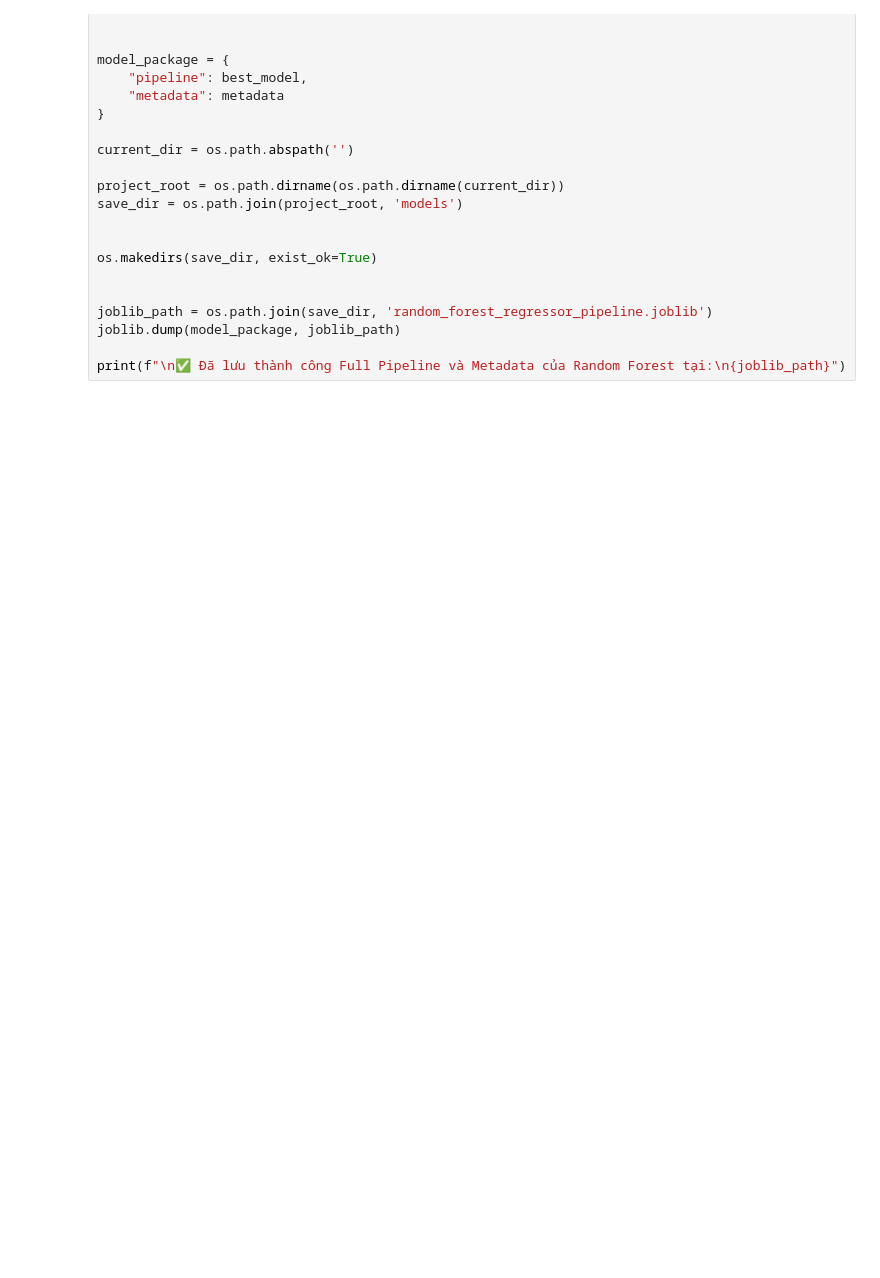
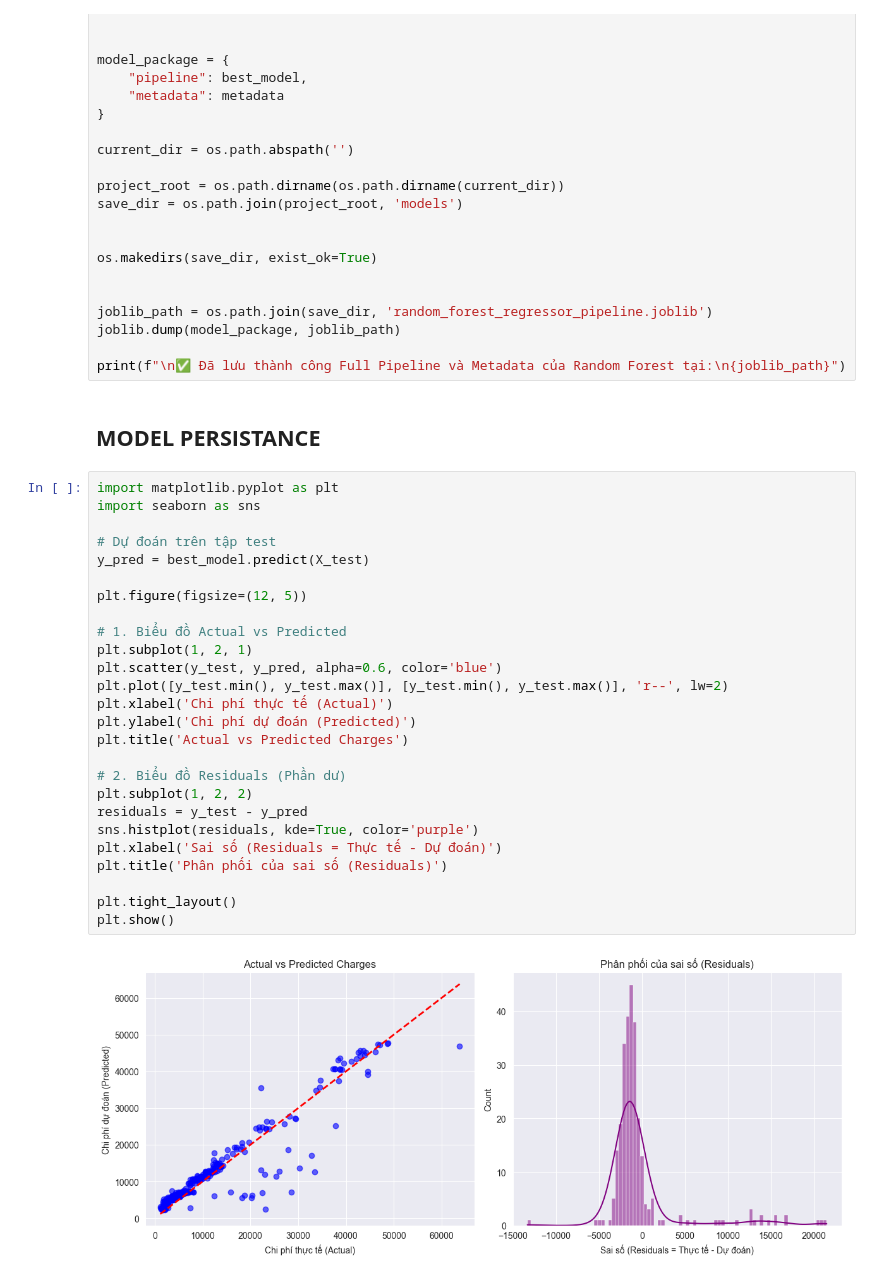
Before and after one commit to donguyen6c/Medical-Insurance, a Jupyter notebook: notebooks/venv_pycaret/modeling/random_forest_regressor.ipynb, the cells around one changed output. Saved outputs shown, nothing was run; the diff lists cells and outputs as text; blank space fills up the shorter version.

Commit message:
Actual vs Predicted & Residuals

```diff
--- a/notebooks/venv_pycaret/modeling/random_forest_regressor.ipynb
+++ b/notebooks/venv_pycaret/modeling/random_forest_regressor.ipynb
@@ -191,3 +189,33 @@ joblib_path = os.path.join(save_dir, 'random_forest_regressor_pipeline.joblib')
 joblib.dump(model_package, joblib_path)
 
 print(f"\n✅ Đã lưu thành công Full Pipeline và Metadata của Random Forest tại:\n{joblib_path}")
+# %% [markdown]
+## **MODEL PERSISTANCE**
+# %%
+import matplotlib.pyplot as plt
+import seaborn as sns
+
+# Dự đoán trên tập test
+y_pred = best_model.predict(X_test)
+
+plt.figure(figsize=(12, 5))
+
+# 1. Biểu đồ Actual vs Predicted
+plt.subplot(1, 2, 1)
+plt.scatter(y_test, y_pred, alpha=0.6, color='blue')
+plt.plot([y_test.min(), y_test.max()], [y_test.min(), y_test.max()], 'r--', lw=2)
+plt.xlabel('Chi phí thực tế (Actual)')
+plt.ylabel('Chi phí dự đoán (Predicted)')
+plt.title('Actual vs Predicted Charges')
+
+# 2. Biểu đồ Residuals (Phần dư)
+plt.subplot(1, 2, 2)
+residuals = y_test - y_pred
+sns.histplot(residuals, kde=True, color='purple')
+plt.xlabel('Sai số (Residuals = Thực tế - Dự đoán)')
+plt.title('Phân phối của sai số (Residuals)')
+
+plt.tight_layout()
+plt.show()
+# %% [output]
+[figure, added]
```
Also changed, not shown: parts of 2 cells of this notebook, 2 other files.
